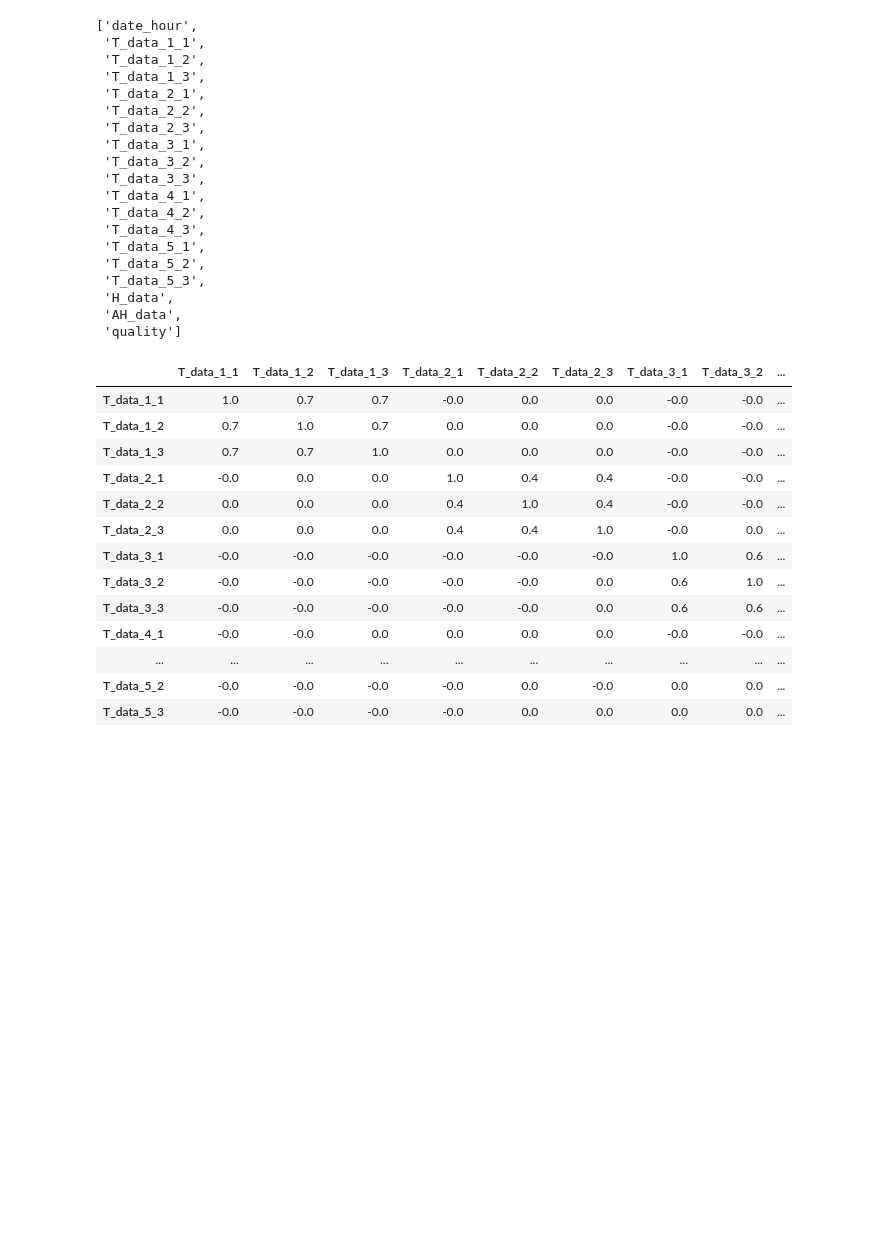
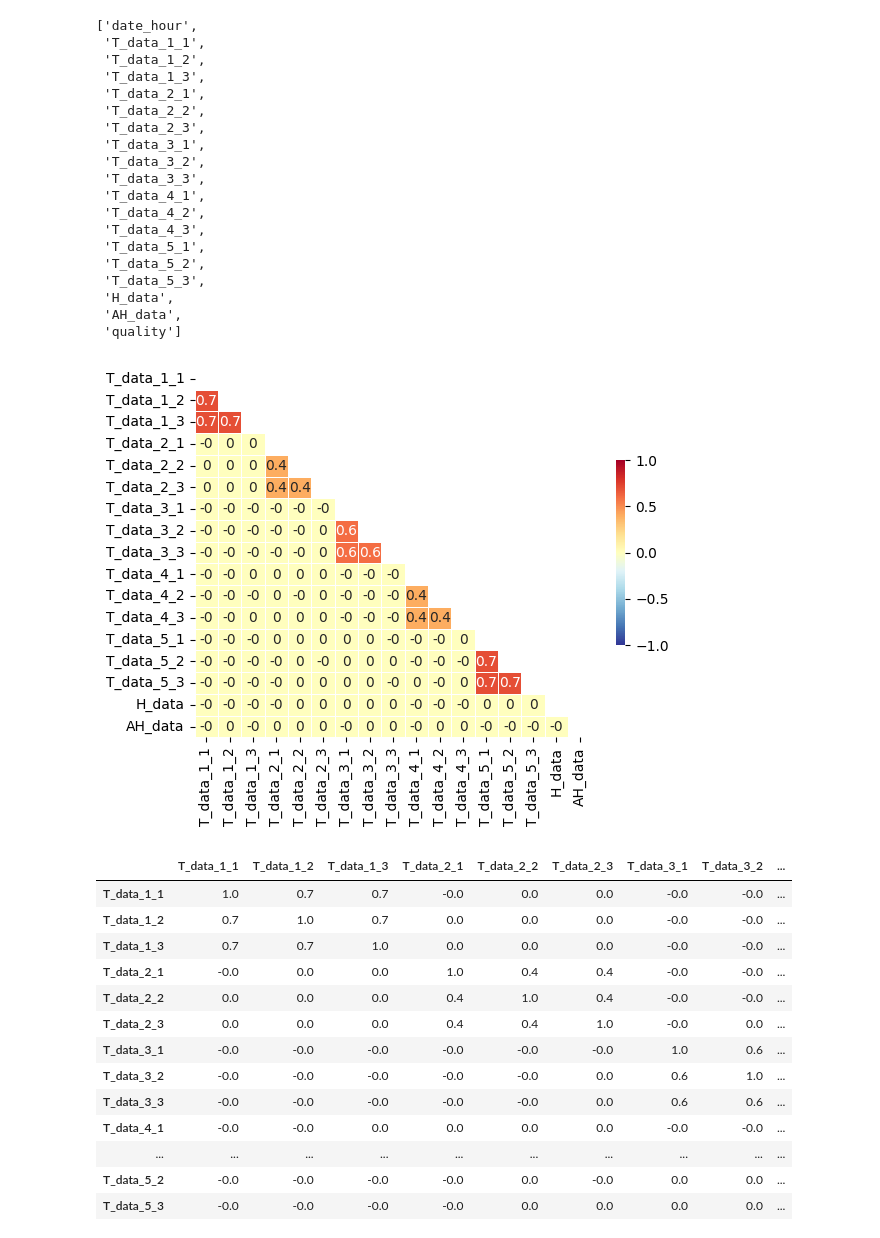
Before and after one commit to changyeon99/5th_K-Digital, a Jupyter notebook: helloworld.ipynb, the cells around one changed output. Saved outputs shown, nothing was run; the diff lists cells and outputs as text; code cells hidden in the pictures; blank space fills up the shorter version.

```diff
--- a/helloworld.ipynb
+++ b/helloworld.ipynb
@@ -200,4 +198,19 @@ collist
  'H_data',
  'AH_data',
  'quality']
+# %%
+# Feature 간 상관관계 분석
+heatmap = merged_df[collist[1:-1]]
+correlation_matrix = heatmap.corr().round(1)
+correlation_matrix
+
+# sns.clustermap(correlation_matrix, annot = True, cmap = 'RdYlBu_r', vmin = -1, vmax = 1, #컬러차트 -1 ~ 1 범위로 표시)
+
+mask = np.zeros_like(correlation_matrix, dtype=bool)
+mask[np.triu_indices_from(mask)] = True
+
+sns.heatmap(correlation_matrix, cmap = 'RdYlBu_r', annot = True, mask=mask, linewidths=.5, cbar_kws={"shrink": .5}, vmin = -1,vmax = 1)
+plt.show()
+# %% [output]
+[figure, added]
 # %%
```
Also changed, not shown: parts of 8 cells of this notebook.
